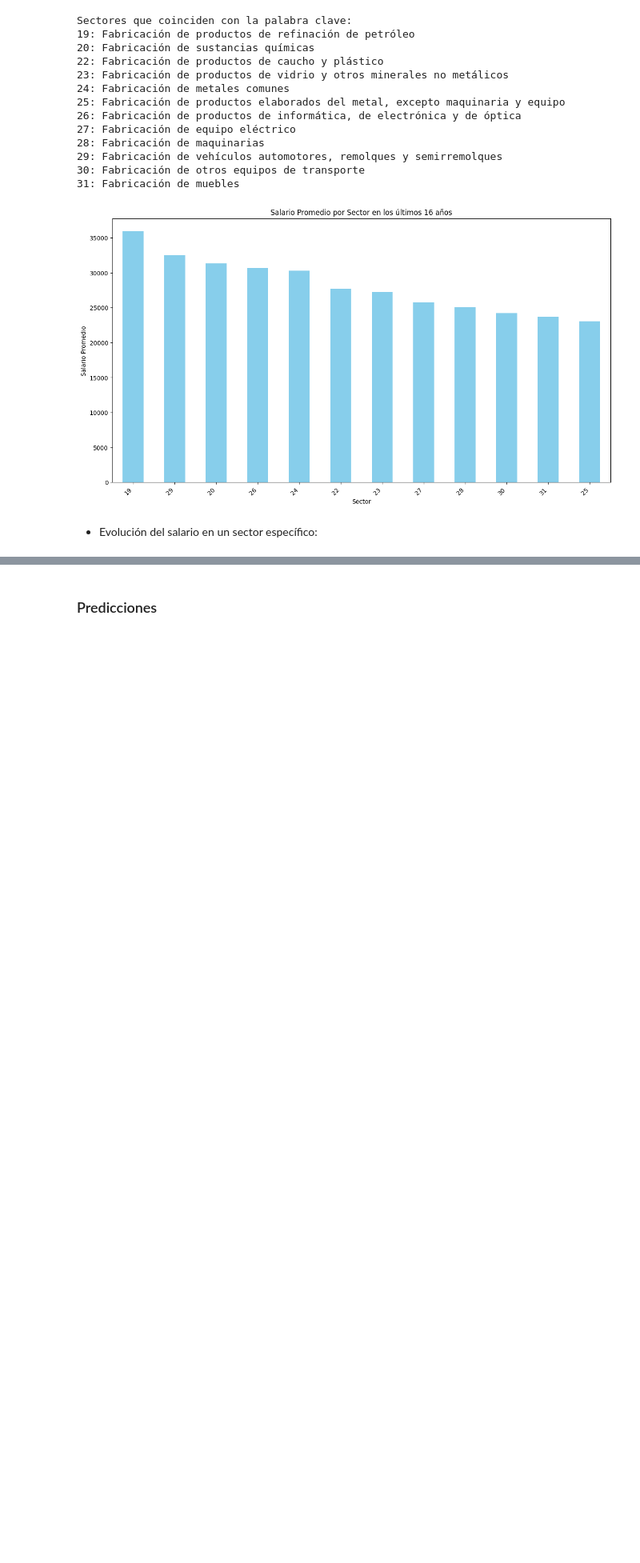
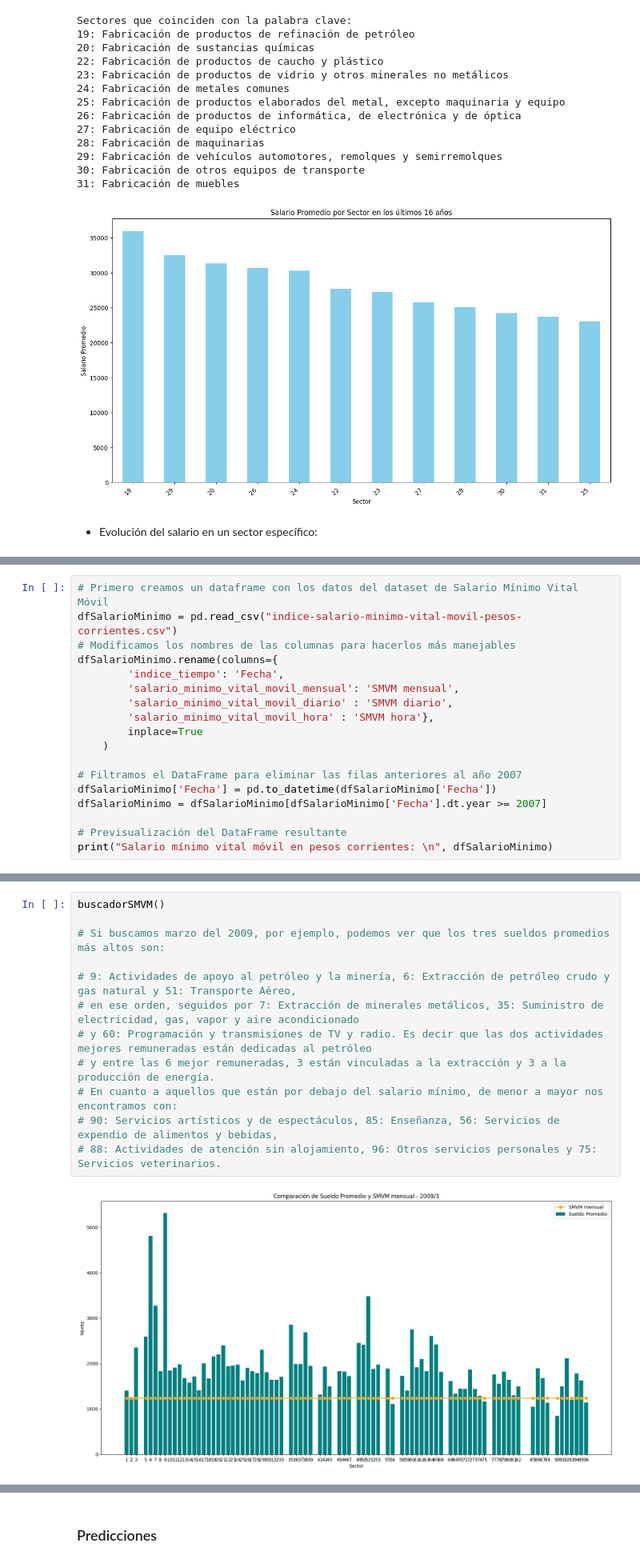
Before and after one commit to IlledNacu/TP2mate3, a Jupyter notebook: TP_SalarioJoven.ipynb, the cells around one changed output, grey strips where cells are left out. Shown at 80% size. Cells and saved outputs as stored; diff of their text form; blank space fills up the shorter version.

Commit message:
incluido el salario minimo

```diff
--- a/TP_SalarioJoven.ipynb
+++ b/TP_SalarioJoven.ipynb
@@ -175,0 +179,18 @@ Fecha
+# %%
+# Primero creamos un dataframe con los datos del dataset de Salario Mínimo Vital Móvil
+dfSalarioMinimo = pd.read_csv("indice-salario-minimo-vital-movil-pesos-corrientes.csv")
+# Modificamos los nombres de las columnas para hacerlos más manejables
+dfSalarioMinimo.rename(columns={
+        'indice_tiempo': 'Fecha',
+        'salario_minimo_vital_movil_mensual': 'SMVM mensual',
+        'salario_minimo_vital_movil_diario' : 'SMVM diario',
+        'salario_minimo_vital_movil_hora' : 'SMVM hora'},
+        inplace=True
+    )
+
+# Filtramos el DataFrame para eliminar las filas anteriores al año 2007
+dfSalarioMinimo['Fecha'] = pd.to_datetime(dfSalarioMinimo['Fecha'])
+dfSalarioMinimo = dfSalarioMinimo[dfSalarioMinimo['Fecha'].dt.year >= 2007]
+
+# Previsualización del DataFrame resultante
+print("Salario mínimo vital móvil en pesos corrientes: \n", dfSalarioMinimo)
@@ -175,0 +263,14 @@ Fecha
+# %%
+buscadorSMVM()
+
+# Si buscamos marzo del 2009, por ejemplo, podemos ver que los tres sueldos promedios más altos son:
+
+# 9: Actividades de apoyo al petróleo y la minería, 6: Extracción de petróleo crudo y gas natural y 51: Transporte Aéreo,
+# en ese orden, seguidos por 7: Extracción de minerales metálicos, 35: Suministro de electricidad, gas, vapor y aire acondicionado
+# y 60: Programación y transmisiones de TV y radio. Es decir que las dos actividades mejores remuneradas están dedicadas al petróleo
+# y entre las 6 mejor remuneradas, 3 están vinculadas a la extracción y 3 a la producción de energía.
+# En cuanto a aquellos que están por debajo del salario mínimo, de menor a mayor nos encontramos con:
+# 90: Servicios artísticos y de espectáculos, 85: Enseñanza, 56: Servicios de expendio de alimentos y bebidas,
+# 88: Actividades de atención sin alojamiento, 96: Otros servicios personales y 75: Servicios veterinarios.
+# %% [output]
+[figure, added]
```
Also changed, not shown: parts of 10 cells of this notebook, 1 other file.
